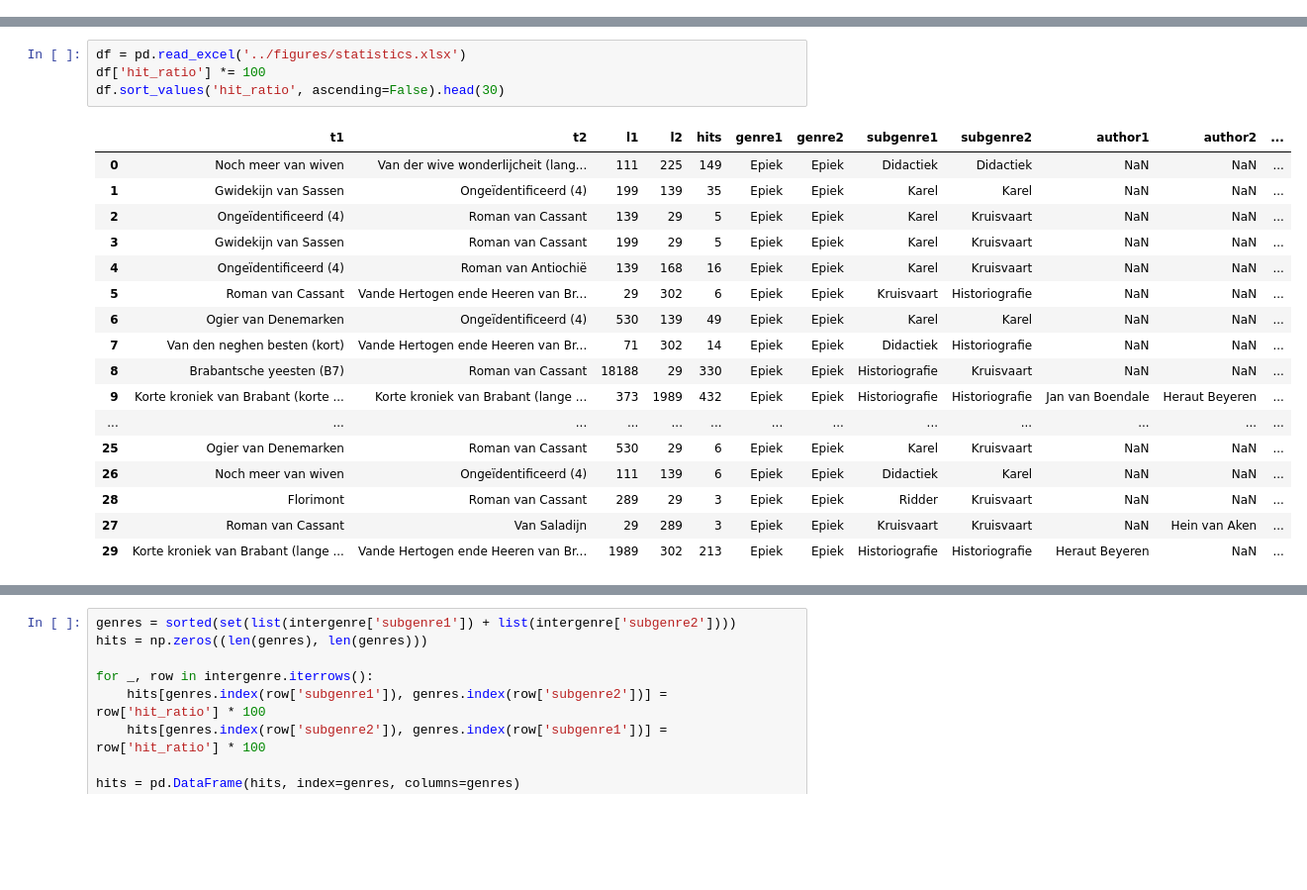
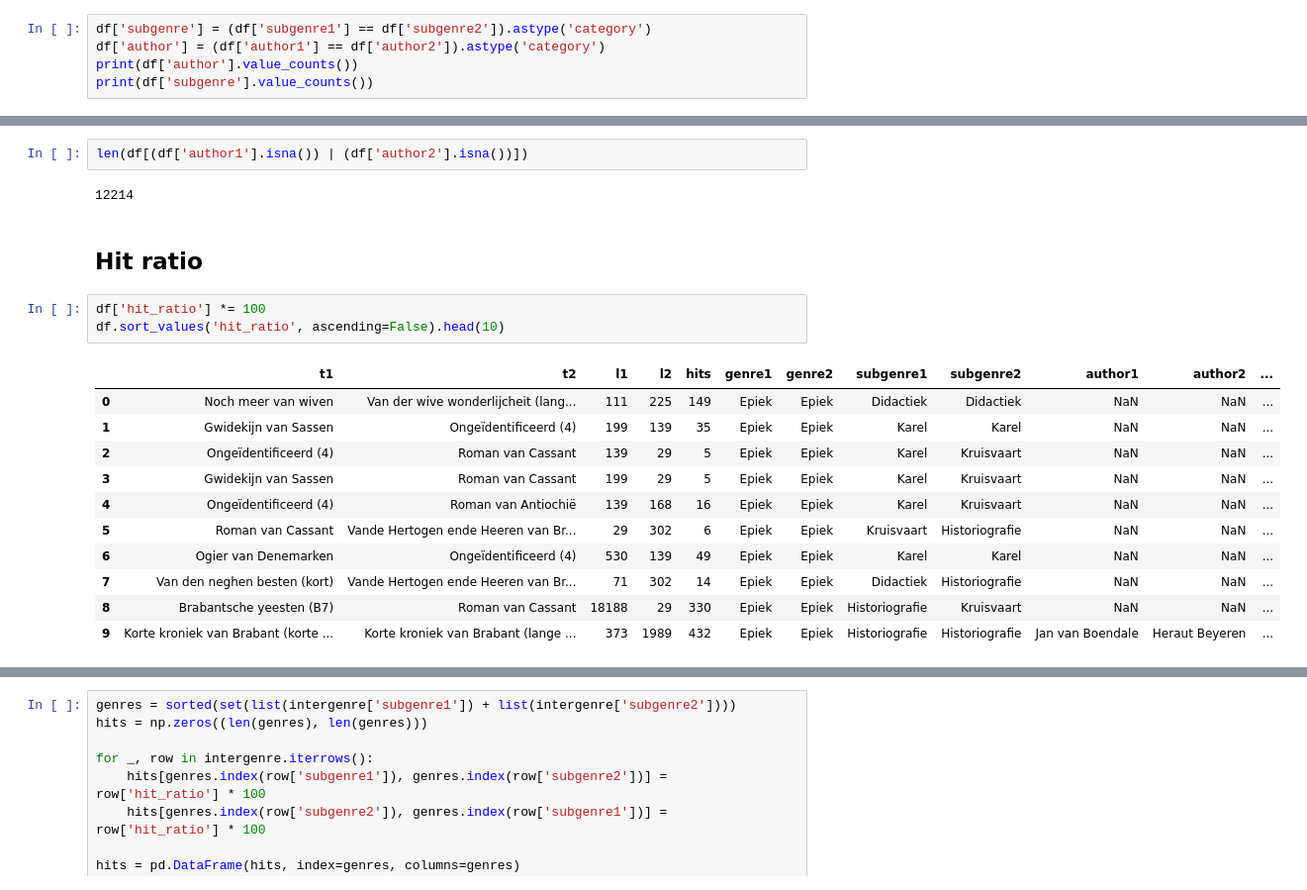
Before and after one commit to mikekestemont/zwerfverzen, a Jupyter notebook: notebooks/05-intertext-stats.ipynb, the cells around one changed output, grey strips where cells are left out. Shown at 99% size. Cells and saved outputs as stored; diff of their text form; blank space fills up the shorter version.

```diff
--- a/notebooks/05-intertext-stats.ipynb
+++ b/notebooks/05-intertext-stats.ipynb
@@ -6,0 +60,5 @@ import seaborn as sb
+# %%
+df['subgenre'] = (df['subgenre1'] == df['subgenre2']).astype('category')
+df['author'] = (df['author1'] == df['author2']).astype('category')
+print(df['author'].value_counts())
+print(df['subgenre'].value_counts())
@@ -7,22 +74,21 @@ import seaborn as sb
+# %%
+len(df[(df['author1'].isna()) | (df['author2'].isna())])
+# %% [output]
+12214
+# %% [markdown]
+## Hit ratio
 # %%
-df = pd.read_excel('../figures/statistics.xlsx')
 df['hit_ratio'] *= 100
-df.sort_values('hit_ratio', ascending=False).head(30)
+df.sort_values('hit_ratio', ascending=False).head(10)
 # %% [output]
 |  | t1 | t2 | l1 | l2 | hits | genre1 | genre2 | subgenre1 | subgenre2 | author1 | author2 | ... |
 | 0 | Noch meer van wiven | Van der wive wonderlijcheit (lang... | 111 | 225 | 149 | Epiek | Epiek | Didactiek | Didactiek | NaN | NaN | ... |
 | 1 | Gwidekijn van Sassen | Ongeïdentificeerd (4) | 199 | 139 | 35 | Epiek | Epiek | Karel | Karel | NaN | NaN | ... |
 | 2 | Ongeïdentificeerd (4) | Roman van Cassant | 139 | 29 | 5 | Epiek | Epiek | Karel | Kruisvaart | NaN | NaN | ... |
 | 3 | Gwidekijn van Sassen | Roman van Cassant | 199 | 29 | 5 | Epiek | Epiek | Karel | Kruisvaart | NaN | NaN | ... |
 | 4 | Ongeïdentificeerd (4) | Roman van Antiochië | 139 | 168 | 16 | Epiek | Epiek | Karel | Kruisvaart | NaN | NaN | ... |
 | 5 | Roman van Cassant | Vande Hertogen ende Heeren van Br... | 29 | 302 | 6 | Epiek | Epiek | Kruisvaart | Historiografie | NaN | NaN | ... |
 | 6 | Ogier van Denemarken | Ongeïdentificeerd (4) | 530 | 139 | 49 | Epiek | Epiek | Karel | Karel | NaN | NaN | ... |
 | 7 | Van den neghen besten (kort) | Vande Hertogen ende Heeren van Br... | 71 | 302 | 14 | Epiek | Epiek | Didactiek | Historiografie | NaN | NaN | ... |
 | 8 | Brabantsche yeesten (B7) | Roman van Cassant | 18188 | 29 | 330 | Epiek | Epiek | Historiografie | Kruisvaart | NaN | NaN | ... |
 | 9 | Korte kroniek van Brabant (korte ... | Korte kroniek van Brabant (lange ... | 373 | 1989 | 432 | Epiek | Epiek | Historiografie | Historiografie | Jan van Boendale | Heraut Beyeren | ... |
-| ... | ... | ... | ... | ... | ... | ... | ... | ... | ... | ... | ... | ... |
-| 25 | Ogier van Denemarken | Roman van Cassant | 530 | 29 | 6 | Epiek | Epiek | Karel | Kruisvaart | NaN | NaN | ... |
-| 26 | Noch meer van wiven | Ongeïdentificeerd (4) | 111 | 139 | 6 | Epiek | Epiek | Didactiek | Karel | NaN | NaN | ... |
-| 28 | Florimont | Roman van Cassant | 289 | 29 | 3 | Epiek | Epiek | Ridder | Kruisvaart | NaN | NaN | ... |
-| 27 | Roman van Cassant | Van Saladijn | 29 | 289 | 3 | Epiek | Epiek | Kruisvaart | Kruisvaart | NaN | Hein van Aken | ... |
-| 29 | Korte kroniek van Brabant (lange ... | Vande Hertogen ende Heeren van Br... | 1989 | 302 | 213 | Epiek | Epiek | Historiografie | Historiografie | Heraut Beyeren | NaN | ... |
```
Also changed, not shown: parts of 18 cells of this notebook, 2 other files.
